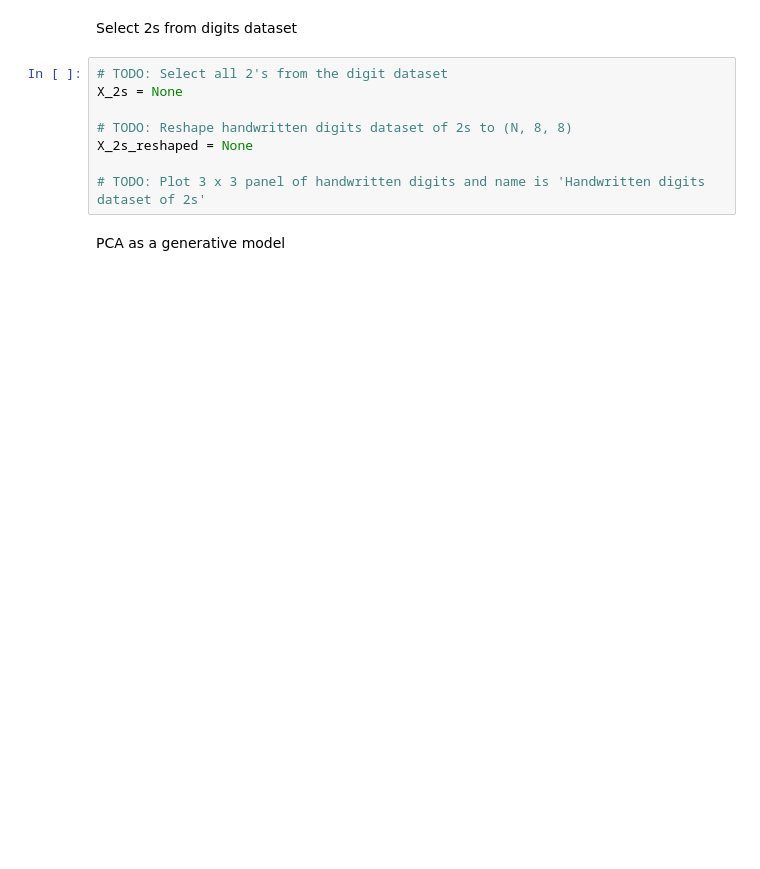
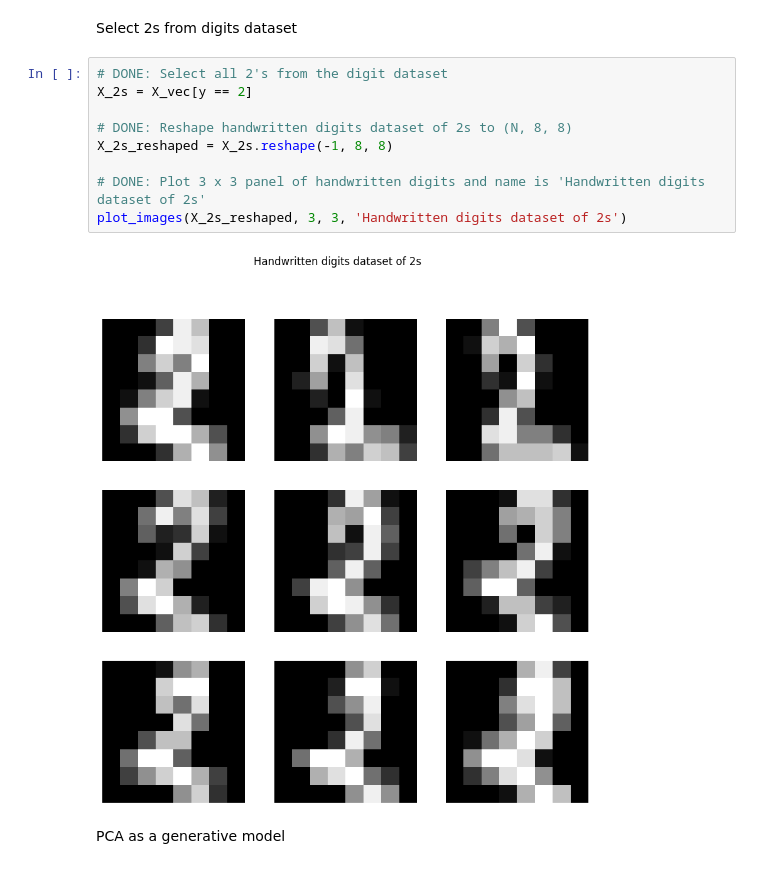
Before and after one commit to haileyrobertson/robertson-cpsc581, a Jupyter notebook: assignments/a4/04_assignment_pca.ipynb, the cells around one changed output. Saved outputs shown, nothing was run; the diff lists cells and outputs as text; blank space fills up the shorter version.

```diff
--- a/assignments/a4/04_assignment_pca.ipynb
+++ b/assignments/a4/04_assignment_pca.ipynb
@@ -394,13 +397,16 @@ ax.set_zlabel('PC3')
 # %% [markdown]
 Select 2s from digits dataset
 # %%
-# TODO: Select all 2's from the digit dataset
-X_2s = None
+# DONE: Select all 2's from the digit dataset
+X_2s = X_vec[y == 2]
 
-# TODO: Reshape handwritten digits dataset of 2s to (N, 8, 8)
-X_2s_reshaped = None
+# DONE: Reshape handwritten digits dataset of 2s to (N, 8, 8)
+X_2s_reshaped = X_2s.reshape(-1, 8, 8)
 
-# TODO: Plot 3 x 3 panel of handwritten digits and name is 'Handwritten digits dataset of 2s'
+# DONE: Plot 3 x 3 panel of handwritten digits and name is 'Handwritten digits dataset of 2s'
+plot_images(X_2s_reshaped, 3, 3, 'Handwritten digits dataset of 2s')
+# %% [output]
+[figure, added]
 # %% [markdown]
 PCA as a generative model
 # %%
```
Also changed, not shown: parts of 2 cells of this notebook.
